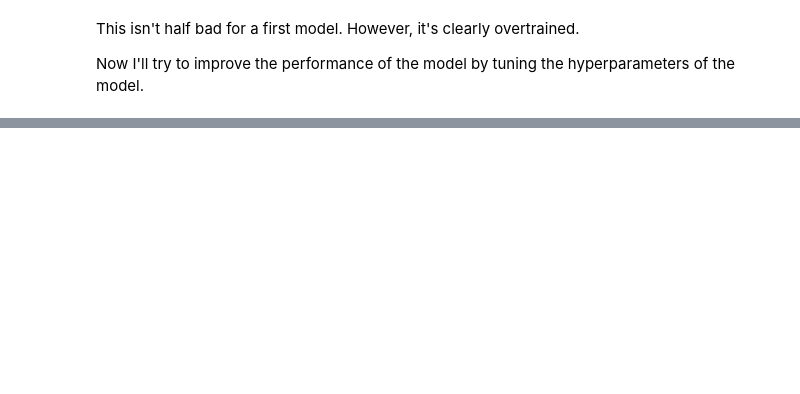
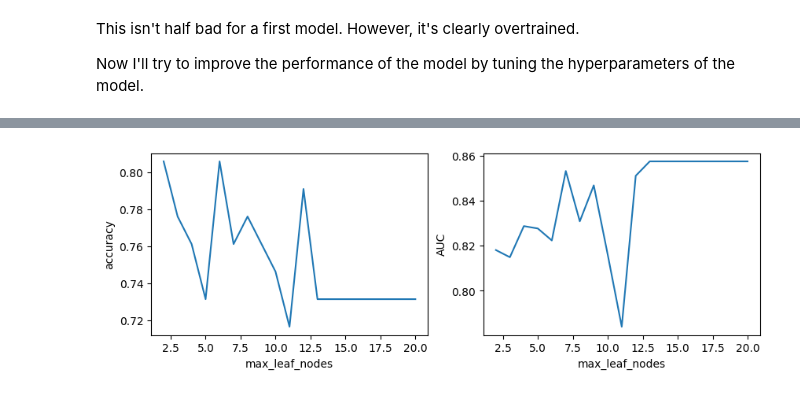
Before and after one commit to csharp14/horse-colic-project, a Jupyter notebook: ColicAnalysis.ipynb, the cells around one changed output, grey strips where cells are left out. Saved outputs shown, nothing was run; the diff lists cells and outputs as text; code cells hidden in the pictures; blank space fills up the shorter version.

```diff
--- a/ColicAnalysis.ipynb
+++ b/ColicAnalysis.ipynb
@@ -385,0 +324,24 @@ Logit Regression Results
+# %%
+max_leaf_nodess = np.linspace(2,20,25).astype(int)
+accuracies = []
+aucs = []
+for mln in max_leaf_nodess:
+    model = HistGradientBoostingClassifier(
+        learning_rate=best_learning_rate, max_iter=best_max_iter,
+        max_leaf_nodes=mln).fit(X_train, y_train)
+    accuracy_mln, auc_mln = cm_roc_auc_plot(X_test,y_test,model,do_show_plot=False)
+    accuracies = accuracies + [accuracy_mln]
+    aucs = aucs + [auc_mln]
+
+fig, ax = plt.subplots(1,2,figsize=(10,3))
+ax[0].plot(max_leaf_nodess,accuracies)
+ax[0].set_xlabel('max_leaf_nodes')
+ax[0].set_ylabel('accuracy')
+ax[1].plot(max_leaf_nodess,aucs)
+ax[1].set_xlabel('max_leaf_nodes')
+ax[1].set_ylabel('AUC')
+plt.show()
+
+best_max_leaf_nodes = 13
+# %% [output]
+[figure, added]
```
Also changed, not shown: parts of 15 cells of this notebook.
